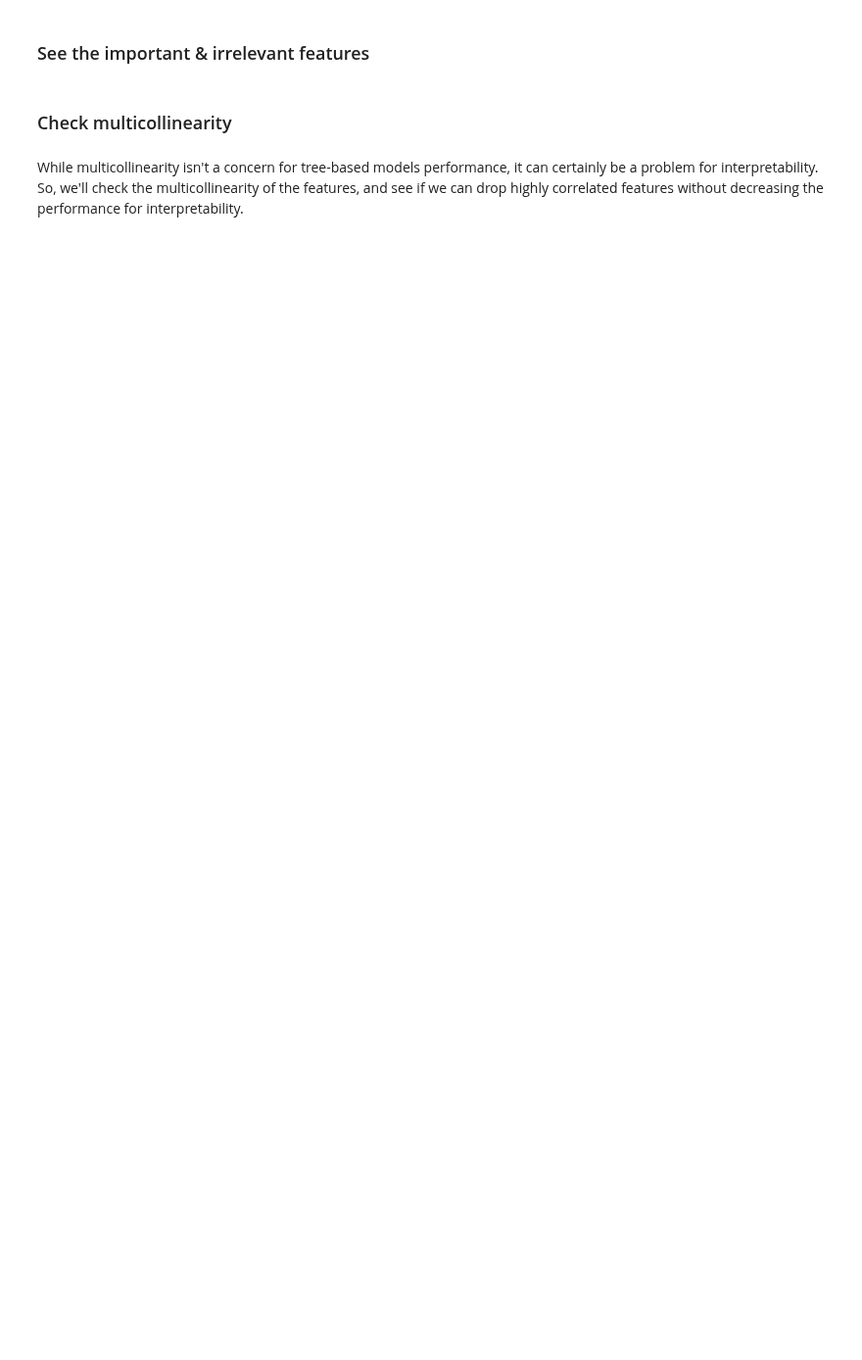
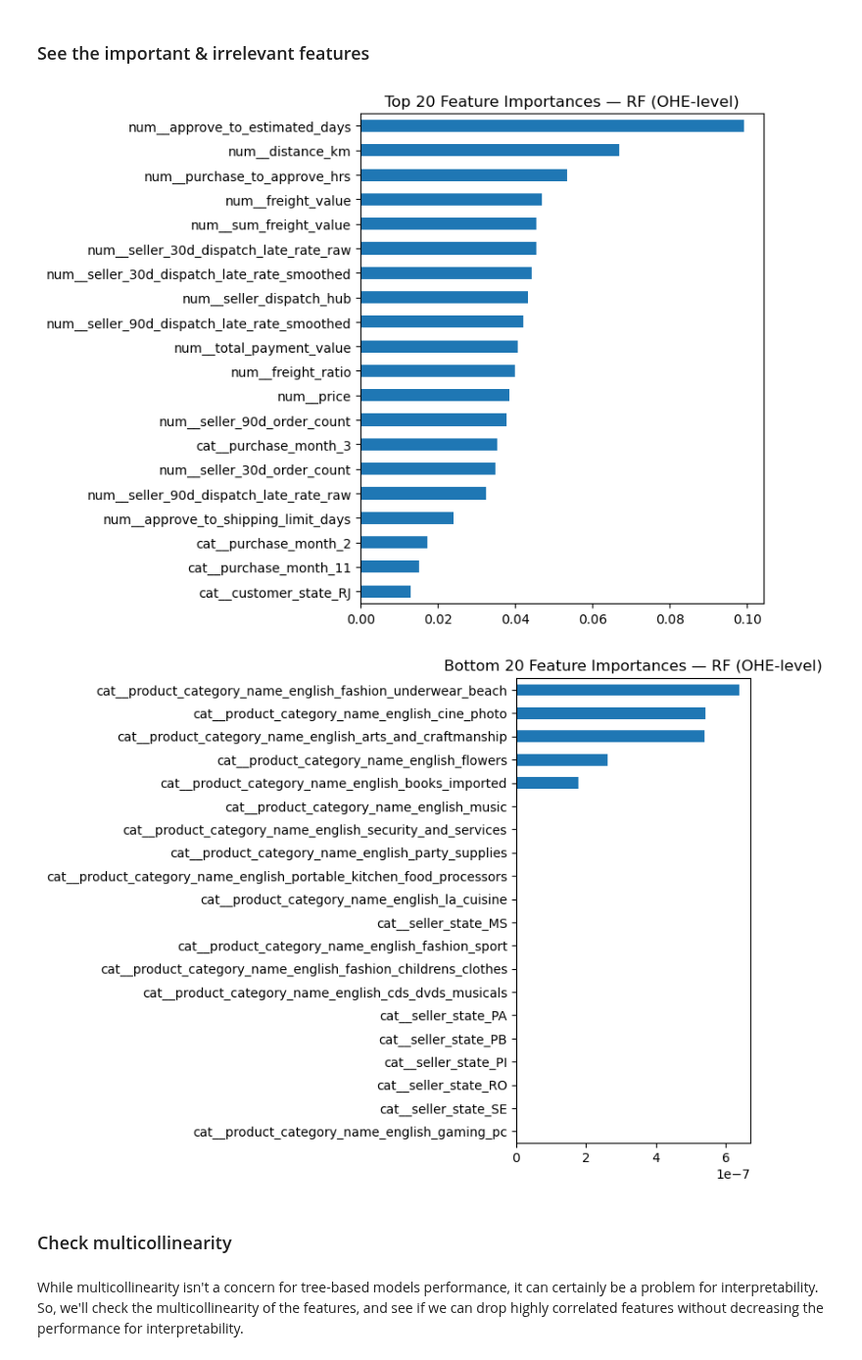
Before and after one commit to RioPramana21/Final-Project-Olist, a Jupyter notebook: preparation_notebooks/Machine Learning Model Building.ipynb, the cells around one changed output. Shown at 98% size. Cells and saved outputs as stored; diff of their text form; code cells hidden in the pictures; blank space fills up the shorter version.

```diff
--- a/preparation_notebooks/Machine Learning Model Building.ipynb
+++ b/preparation_notebooks/Machine Learning Model Building.ipynb
@@ -778,4 +711,3 @@ KeyboardInterrupt:
 # %%
-
 import joblib
-loaded_best_est = joblib.load("best_rf_pipeline.pkl")
+best_est = joblib.load(model_path)
@@ -841,30 +1031,34 @@ with open('randomforest_metadata.pkl', 'rb') as f:
 # %% [markdown]
 ### See the important & irrelevant features
 # %%
-# 1. Get the fitted preprocessor and RF from your pipeline
+# ==================== 1. Get Importances ====================
 preproc = best_est.named_steps["preprocess"]
-rf     = best_est.named_steps["rf"]
+rf      = best_est.named_steps["rf"]
 
-# 2. Recover feature names after ColumnTransformer + OHE
+# Get the transformed feature names (after OHE, binarization, etc)
 feature_names = preproc.get_feature_names_out()
 
-# 3. Grab importances
+# Get feature importances from RF (matches feature_names)
 importances = rf.feature_importances_
-
-# 4. Build a sorted Series
 feat_imp = pd.Series(importances, index=feature_names).sort_values(ascending=False)
 
-# 5. Quick bar plot of top & bottom 20
-feat_imp.head(20).plot.barh(figsize=(8,6))
+# Optional: Visualize top/bottom features (still OHE-level)
+plt.figure(figsize=(8, 6))
+feat_imp.head(20).plot.barh()
 plt.gca().invert_yaxis()
-plt.title("Top 20 Feature Importances — RandomForest")
-plt.tight_layout()
-
-feat_imp.tail(20).plot.barh(figsize=(8,6))
-plt.gca().invert_yaxis()
-plt.title("Top 20 Feature Importances — RandomForest")
+plt.title("Top 20 Feature Importances — RF (OHE-level)")
 plt.tight_layout()
 plt.show()
+
+plt.figure(figsize=(8, 6))
+feat_imp.tail(20).plot.barh()
+plt.gca().invert_yaxis()
+plt.title("Bottom 20 Feature Importances — RF (OHE-level)")
+plt.tight_layout()
+plt.show()
+# %% [output]
+[figure, added]
+[figure, added]
 # %% [markdown]
 ### Check multicollinearity
 # %% [markdown]
```
Also changed, not shown: parts of 30 cells of this notebook.
